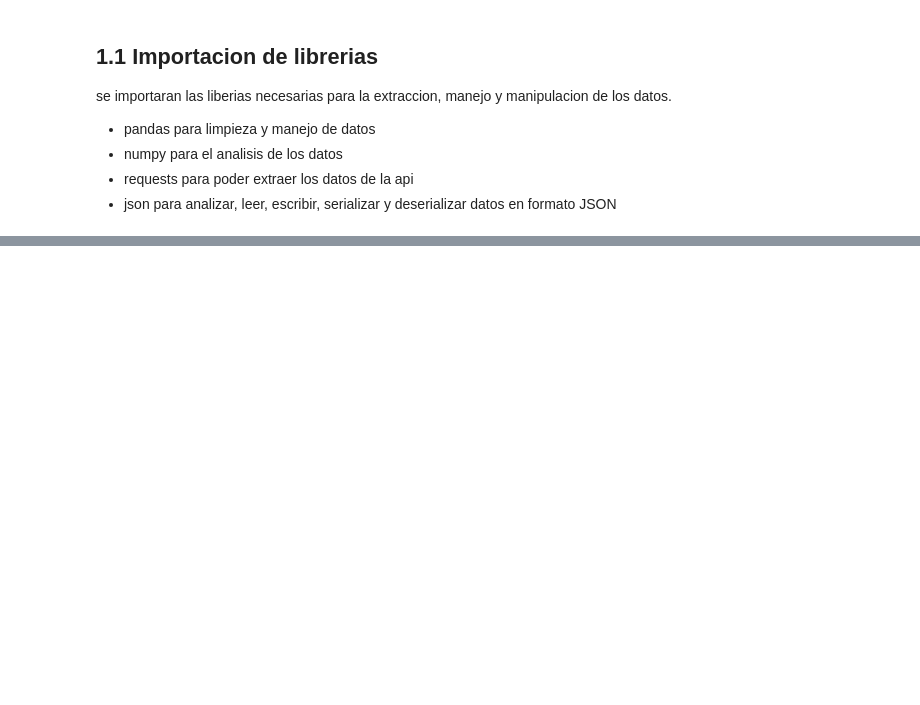
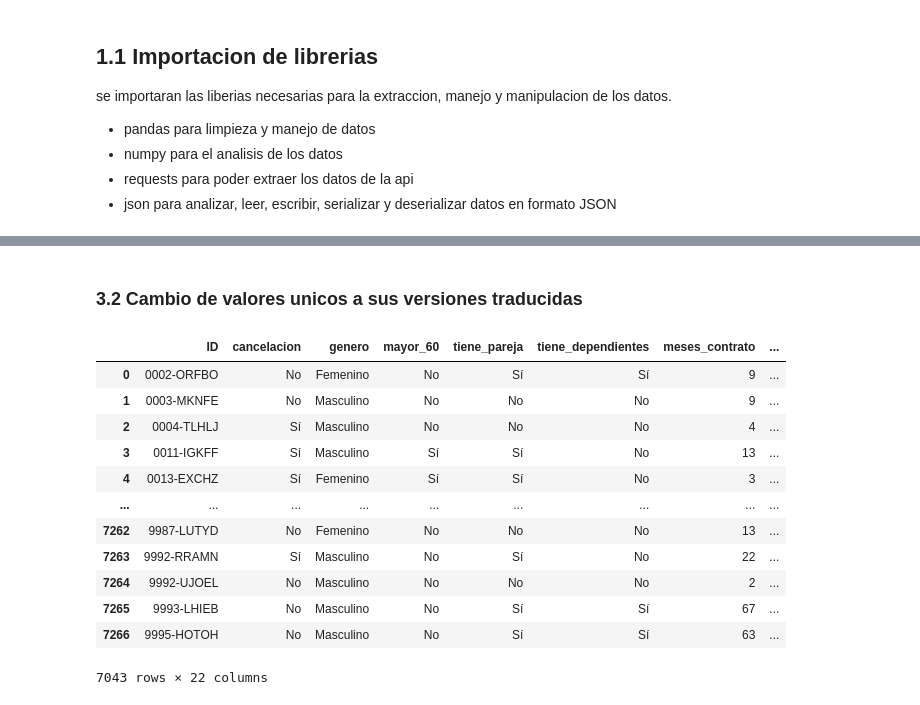
Before and after one commit to NULLPX-a/Alura-challenge-store, a Jupyter notebook: TelecomX_challenge_2.ipynb, the cells around one changed output, grey strips where cells are left out. Saved outputs shown, nothing was run; the diff lists cells and outputs as text; code cells hidden in the pictures; blank space fills up the shorter version.

Commit message:
Traduccion de los valores y estandarizado

```diff
--- a/TelecomX_challenge_2.ipynb
+++ b/TelecomX_challenge_2.ipynb
@@ -31,0 +221,5 @@ import json
+# %%
+df = df[df['Churn'].str.strip() != '']
+df['Churn'].unique()
+
+print(f'Numero total de filas {df['Churn'].notna().sum()}')
@@ -31,0 +230,2 @@ import json
+# %%
+df['account.Charges.Total'] = pd.to_numeric(df['account.Charges.Total'], errors='coerce')
@@ -31,0 +244,3 @@ import json
+# %%
+df['account.DailyCharges'] = df['account.Charges.Total'] / 30
+df['account.DailyCharges']
@@ -31,0 +342,49 @@ import json
+# %% [markdown]
+### 3.2 Cambio de valores unicos a sus versiones traducidas
+# %%
+# Todos los mapeos en un solo diccionario
+mapeos = {
+    'cancelacion': {'Yes': 'Sí', 'No': 'No'},
+    'genero': {'Female': 'Femenino', 'Male': 'Masculino'},
+    'mayor_60': {1: 'Sí', 0: 'No'},
+    'tiene_pareja': {'Yes': 'Sí', 'No': 'No'},
+    'tiene_dependientes': {'Yes': 'Sí', 'No': 'No'},
+    'servicio_telefonico': {'Yes': 'Sí', 'No': 'No'},
+    'lineas_multiples': {'Yes': 'Sí', 'No': 'No', 'No phone service': 'Sin Servicio Telefónico'},
+    'servicio_internet': {'DSL': 'DSL', 'Fiber optic': 'Fibra Óptica', 'No': 'Sin Servicio de Internet'},
+    'seguridad_online': {'Yes': 'Sí', 'No': 'No', 'No internet service': 'Sin Servicio de Internet'},
+    'backup_online': {'Yes': 'Sí', 'No': 'No', 'No internet service': 'Sin Servicio de Internet'},
+    'proteccion_dispositivos': {'Yes': 'Sí', 'No': 'No', 'No internet service': 'Sin Servicio de Internet'},
+    'soporte_tecnico': {'Yes': 'Sí', 'No': 'No', 'No internet service': 'Sin Servicio de Internet'},
+    'streaming_tv': {'Yes': 'Sí', 'No': 'No', 'No internet service': 'Sin Servicio de Internet'},
+    'streaming_peliculas': {'Yes': 'Sí', 'No': 'No', 'No internet service': 'Sin Servicio de Internet'},
+    'tipo_contrato': {'Month-to-month': 'Mensual', 'One year': 'Anual', 'Two year': 'Bianual'},
+    'facturacion_electronica': {'Yes': 'Sí', 'No': 'No'},
+    'metodo_pago': {
+        'Mailed check': 'Cheque Por Correo',
+        'Electronic check': 'Cheque Digital',
+        'Bank transfer (automatic)': 'Transferencia Bancaria (Autopago)',
+        'Credit card (automatic)': 'Tarjeta de Crédito (Autopago)'
+    }
+}
+
+# Aplicar todos los mapeos en un bucle
+for columna, mapeo in mapeos.items():
+    if columna in df.columns:
+        df[columna] = df[columna].replace(mapeo)
+# %%
+df
+# %% [output]
+|  | ID | cancelacion | genero | mayor_60 | tiene_pareja | tiene_dependientes | meses_contrato | ... |
+| 0 | 0002-ORFBO | No | Femenino | No | Sí | Sí | 9 | ... |
+| 1 | 0003-MKNFE | No | Masculino | No | No | No | 9 | ... |
+| 2 | 0004-TLHLJ | Sí | Masculino | No | No | No | 4 | ... |
+| 3 | 0011-IGKFF | Sí | Masculino | Sí | Sí | No | 13 | ... |
+| 4 | 0013-EXCHZ | Sí | Femenino | Sí | Sí | No | 3 | ... |
+| ... | ... | ... | ... | ... | ... | ... | ... | ... |
+| 7262 | 9987-LUTYD | No | Femenino | No | No | No | 13 | ... |
+| 7263 | 9992-RRAMN | Sí | Masculino | No | Sí | No | 22 | ... |
+| 7264 | 9992-UJOEL | No | Masculino | No | No | No | 2 | ... |
+| 7265 | 9993-LHIEB | No | Masculino | No | Sí | Sí | 67 | ... |
+| 7266 | 9995-HOTOH | No | Masculino | No | Sí | Sí | 63 | ... |
+7043 rows × 22 columns
```
Also changed, not shown: parts of 30 cells of this notebook.
